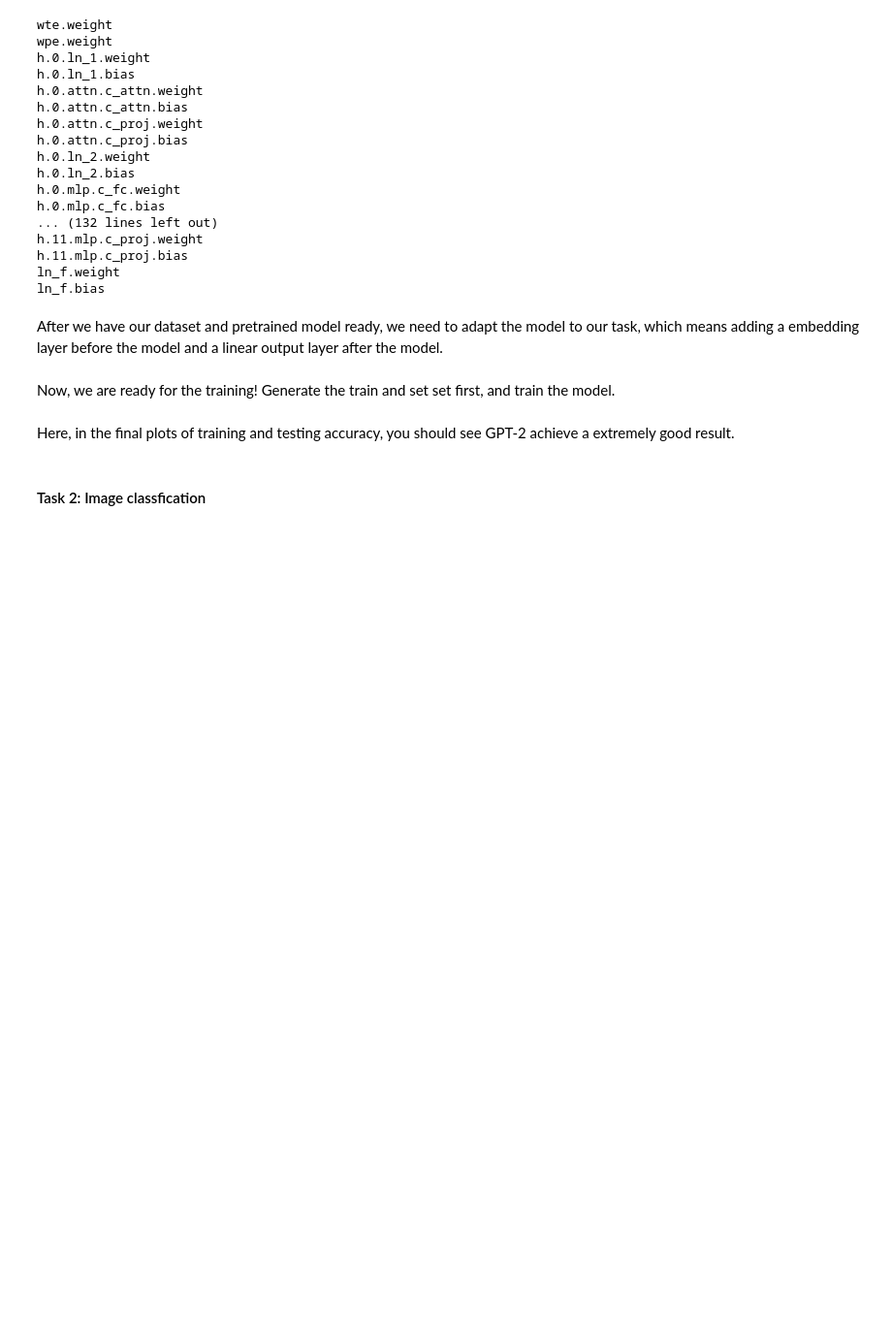
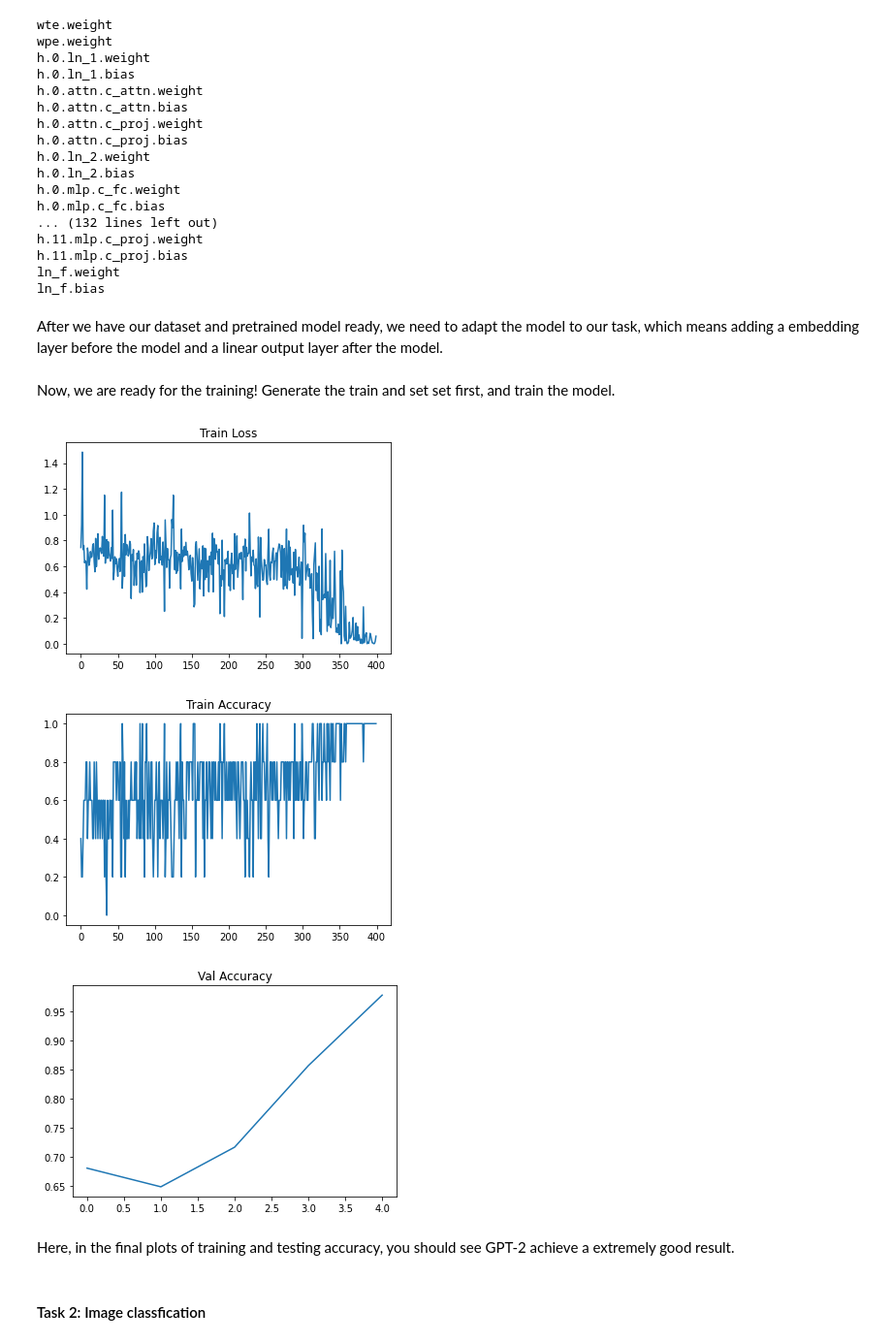
Before and after one commit to ChangyiYang/GPT2asGeneralComputationalMachine, a Jupyter notebook: GeneralComputationalMachine.ipynb, the cells around one changed output. Shown at 97% size. Saved outputs shown, nothing was run; the diff lists cells and outputs as text; code cells hidden in the pictures; blank space fills up the shorter version.

```diff
--- a/GeneralComputationalMachine.ipynb
+++ b/GeneralComputationalMachine.ipynb
@@ -137,0 +124,28 @@ In this part, we use GPT2 to do some language task, which is its original domain
+# %%
+# This code demonstrates GPT-2's language task ability
+from transformers import GPT2Tokenizer, GPT2Model, GPT2LMHeadModel, pipeline, set_seed
+
+# Please input the prompt you like
+prompt = "Hello, I'm a language model," # TODO: replace with raiseError
+generator = pipeline('text-generation', model='gpt2')
+generated_result = generator(prompt, max_length=50, num_return_sequences=3)
+
+for i, result in enumerate(generated_result):
+    print("The {}th result begins:\n{}\nThe {}th result ends\n".format(i,result["generated_text"],i))
+
+# Despite using pipeline directly provided by transformers, it is also good to take a closer look
+prompt = "My dog is cute" # TODO: replace this with RaiseError
+tokenizer = GPT2Tokenizer.from_pretrained('gpt2')
+model = GPT2LMHeadModel.from_pretrained('gpt2')
+
+# tokens is a dictionary of multiple GPT2 parameters
+tokens = tokenizer(prompt, return_tensors="pt")
+
+outputs = model.generate(
+    **tokens,
+    max_length=50
+)
+
+# Convert the outputs into words
+text = tokenizer.decode(outputs[0], skip_special_tokens=True)
+print(text)
@@ -263,7 +296,7 @@ all_val_acc = []
 best_val_acc = 0
 num_epochs = 5
 
-epoch_iterator = range(num_epochs)
+epoch_iterator = trange(num_epochs)
 for epoch in epoch_iterator:
     # Training loop
     running_loss = 0.0
@@ -288,33 +321,37 @@ for epoch in epoch_iterator:
     # Validation
     val_acc = []
     model.eval()
     with torch.no_grad():
       for inputs, labels in test_loader:
           inputs = inputs.to(device=device, dtype=torch.long)
           labels = labels.to(device=device, dtype=torch.long)
           outputs = model(inputs)
           accuracy = torch.mean((torch.argmax(outputs, dim=-1) == labels.flatten()).float())
           val_acc.append(accuracy.item())
     model.train()
 
     all_val_acc.append(np.mean(val_acc))
     # Save best model
     if np.mean(val_acc) > best_val_acc:
         best_val_acc = np.mean(val_acc)
 
     epoch_iterator.set_postfix(val_acc=np.mean(val_acc), best_val_acc=best_val_acc)
 
 
 plt.plot(losses)
 plt.title('Train Loss')
 plt.figure()
 plt.plot(train_acc)
 plt.title('Train Accuracy')
 plt.figure()
 plt.plot(all_val_acc)
 plt.title('Val Accuracy')
 del model
 torch.cuda.empty_cache()
+# %% [output]
+[figure, added]
+[figure, added]
+[figure, added]
 # %% [markdown]
 Here, in the final plots of training and testing accuracy, you should see GPT-2 achieve a extremely good result.
 # %% [markdown]
```
Also changed, not shown: parts of 35 cells of this notebook, 9 other files.
